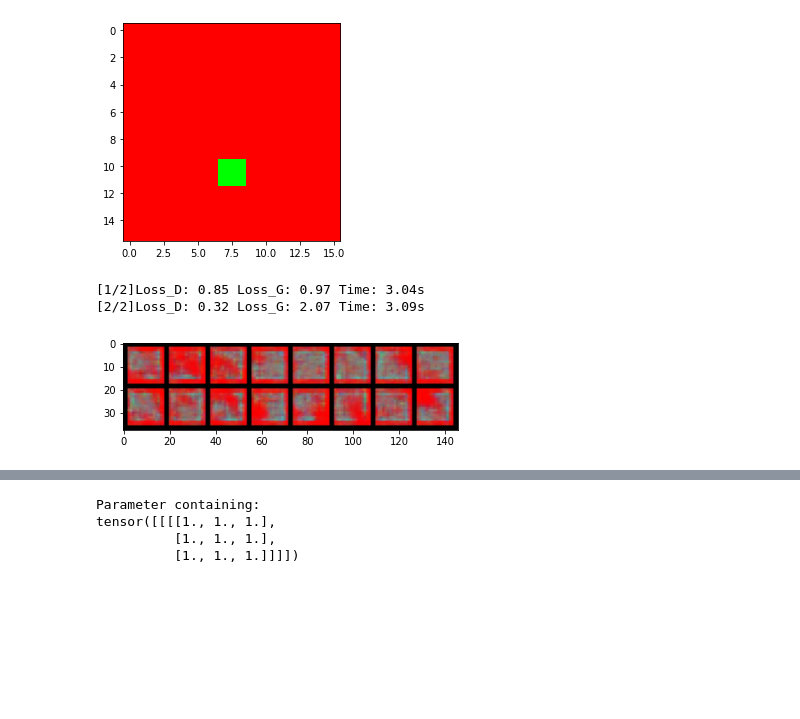
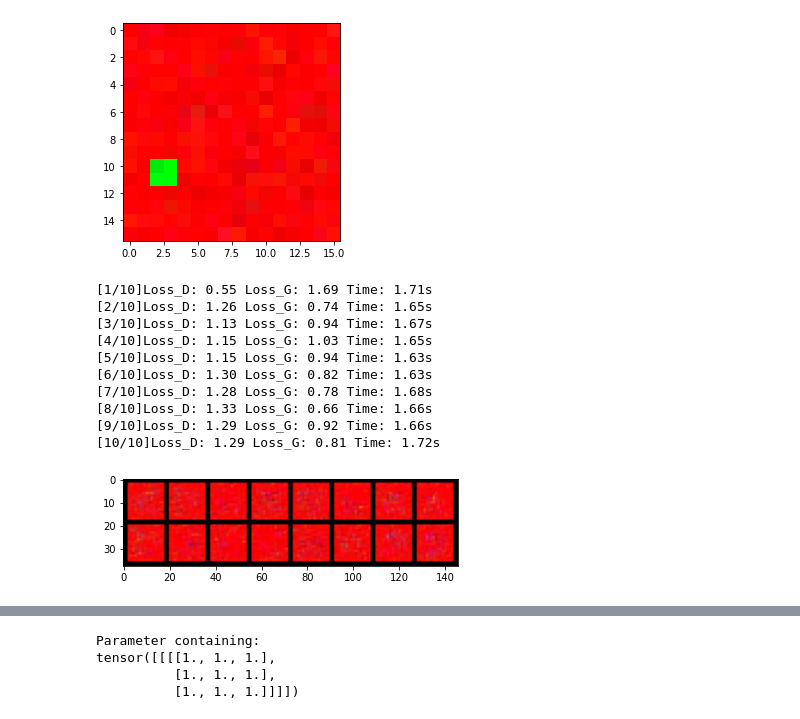
Before and after one commit to AustinXY/pconv-toy, a Jupyter notebook: pconv-toy.ipynb, the cells around one changed output, grey strips where cells are left out. Drawn from its saved outputs; the diff is of its cells as text; code cells hidden in the pictures; blank space fills up the shorter version.

```diff
--- a/pconv-toy.ipynb
+++ b/pconv-toy.ipynb
@@ -299,6 +301,10 @@ def train_img_gen(mask_size=-1):
         x2 = x1 + mask_size - 1
         y1 = bbox[1]
         y2 = y1 + mask_size - 1
+
+    noise = torch.FloatTensor(3, imsize, imsize)
+    noise.data.normal_(0, 1)
+
     img[y1: y2 + 1, x1: x2 + 1, 0] = 0
     img[y1: y2 + 1, x1: x2 + 1, 1] = 255
     # print(x1,y1,x2,y2)
@@ -308,7 +314,9 @@ def train_img_gen(mask_size=-1):
 #     plt.hold()
 #     plt.imshow(img)
 #     plt.imshow(mk)
-    return norm(img), mk
+    img = torch.clamp(norm(img) + noise * 1e-1, -1, 1)
+
+    return img, mk
 # %%
 def imshow(im):
     _im = torchvision.utils.make_grid(im, pad_value=-1).detach().cpu().numpy()
@@ -335,4 +344,4 @@ def prepare_data(batch_size, mask_size):
 im, _ = prepare_data(1,2)
 imshow(im[0])
 # %% [output]
-[figure, old version]
+[figure, new version]
@@ -389,9 +348,10 @@ def train(netG, netD, optG, optD, criterion_one, reg_conv=False):
 # %%
-batch_size = 16
-mask_size = 8
 nz = 64
 ngf = 64
 ndf = 64
+batch_size = 16
+mask_size = 13
+# use regular convolution
 reg_conv = False
 # %%
 netG = G(ngf, nz).cuda()
@@ -406,7 +366,7 @@ optG = optim.Adam(netG.parameters(),
                   betas=(0.5, 0.999))
 criterion_one = nn.BCELoss().cuda()
 # %%
-max_count = 201
+max_count = 1001
 
 ep = 0
 netG.train()
@@ -423,39 +383,48 @@ for count in range(1, max_count):
     # train D
     netD.zero_grad()
     real_logits = netD(ims, mks)
-    fake_logits = netD(fake_ims.detach())
+    fake_logits = netD(fake_ims.detach(), mks)
     fake_labels = torch.zeros_like(fake_logits)
     real_labels = torch.ones_like(real_logits)
     errD_real = criterion_one(real_logits, real_labels) # Real/Fake loss for the real image
-    # print(real_logits)
+    # print(errD_real)
     errD_fake = criterion_one(fake_logits, fake_labels) # Real/Fake loss for the fake image
     # print(errD_fake)
     errD = errD_real + errD_fake
     errD.backward()
     optD.step()
 
     # train G
     netG.zero_grad()
     netD.zero_grad()
-    fake_logits = netD(fake_ims)
+    # _, mks = prepare_data(batch_size, -1)
+    fake_logits = netD(fake_ims, mks)
     real_labels = torch.ones_like(fake_logits)
     errG = criterion_one(fake_logits, real_labels)
     errG.backward()
     optG.step()
 
     if count % 100 == 0:
         ep += 1
         end_t = time.time()
         print('[%d/%d]Loss_D: %.2f Loss_G: %.2f Time: %.2fs'
               % (ep, int(max_count/100),
                 errD.item(), errG.item(),
                 end_t - start_t))
         imshow(fake_ims)
         start_t = time.time()
 # %% [output]
-[1/2]Loss_D: 0.85 Loss_G: 0.97 Time: 3.04s
-[2/2]Loss_D: 0.32 Loss_G: 2.07 Time: 3.09s
+[1/10]Loss_D: 0.55 Loss_G: 1.69 Time: 1.71s
+[2/10]Loss_D: 1.26 Loss_G: 0.74 Time: 1.65s
+[3/10]Loss_D: 1.13 Loss_G: 0.94 Time: 1.67s
+[4/10]Loss_D: 1.15 Loss_G: 1.03 Time: 1.65s
+[5/10]Loss_D: 1.15 Loss_G: 0.94 Time: 1.63s
+[6/10]Loss_D: 1.30 Loss_G: 0.82 Time: 1.63s
+[7/10]Loss_D: 1.28 Loss_G: 0.78 Time: 1.68s
+[8/10]Loss_D: 1.33 Loss_G: 0.66 Time: 1.66s
+[9/10]Loss_D: 1.29 Loss_G: 0.92 Time: 1.66s
+[10/10]Loss_D: 1.29 Loss_G: 0.81 Time: 1.72s
-[figure, old version]
+[figure, new version]
 # %%
 netG.eval()
 _noise = Variable(torch.FloatTensor(batch_size, nz)).cuda()
```
Also changed, not shown: parts of 11 cells of this notebook.
